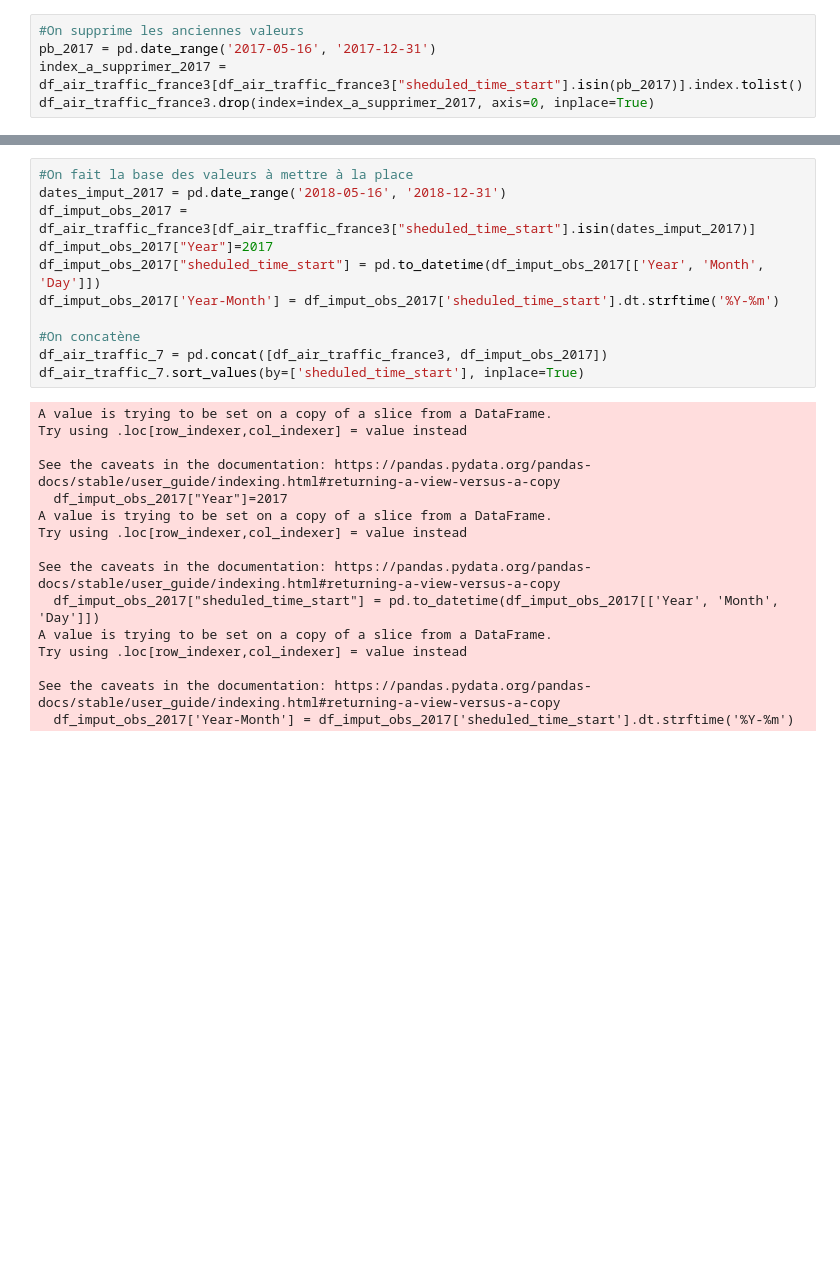
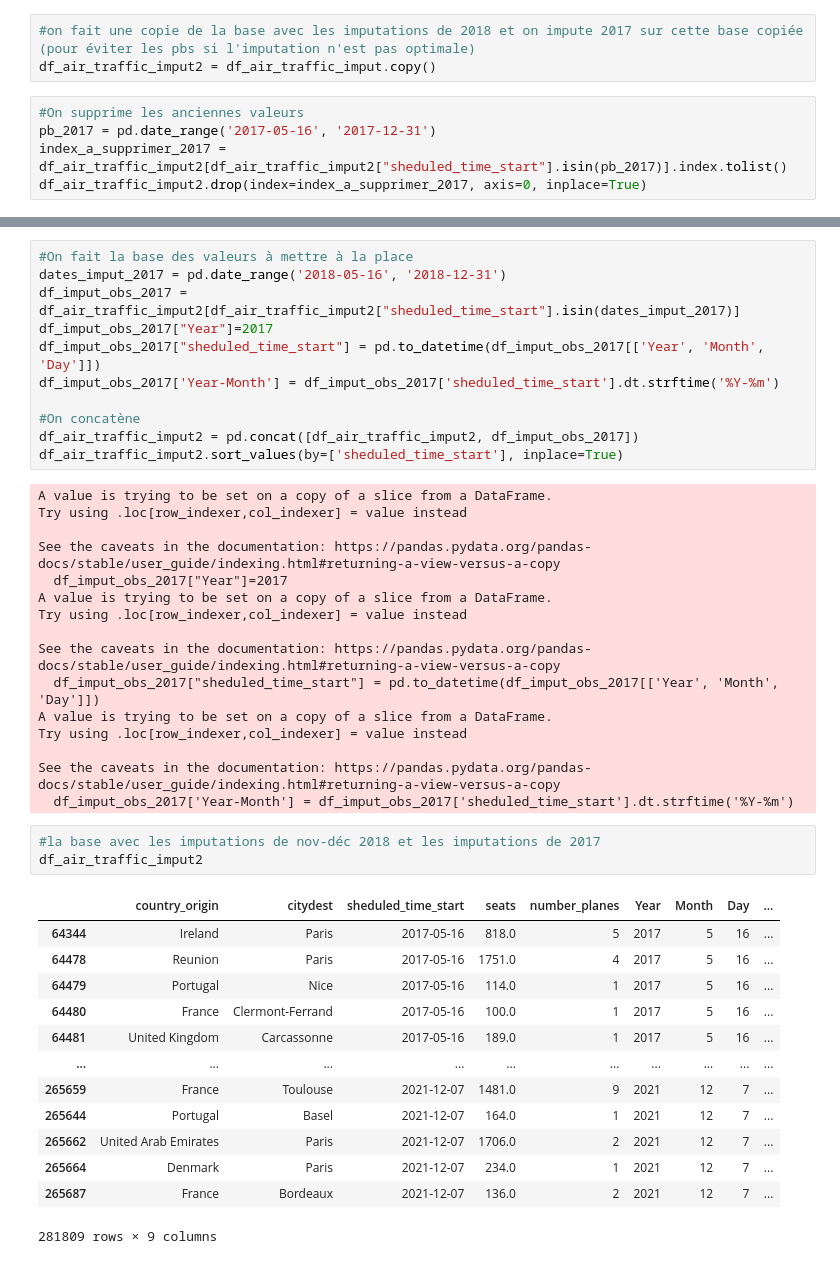
Before and after one commit to julienowack/stat_app, a Jupyter notebook: Valeurs manquantes.ipynb, the cells around one changed output, grey strips where cells are left out. Drawn from its saved outputs; the diff is of its cells as text; blank space fills up the shorter version.

```diff
--- a/Valeurs manquantes.ipynb
+++ b/Valeurs manquantes.ipynb
@@ -376,8 +357,11 @@ Text(0, 0.5, "Nombre d'avions")
 ### Le problème de 2017
 # %% [markdown]
 Il y a un problème dans la collecte des données en 2017. Pour remédier à ce problème, on remplace les données de mai à décembre 2017 par les données correspondants aux mêmes mois de l'année 2018. (On suppose ici un phénomène de saisonnalité).
+# %%
+#on fait une copie de la base avec les imputations de 2018 et on impute 2017 sur cette base copiée (pour éviter les pbs si l'imputation n'est pas optimale)
+df_air_traffic_imput2 = df_air_traffic_imput.copy()
 # %%
 #On supprime les anciennes valeurs
 pb_2017 = pd.date_range('2017-05-16', '2017-12-31')
-index_a_supprimer_2017 = df_air_traffic_france3[df_air_traffic_france3["sheduled_time_start"].isin(pb_2017)].index.tolist()
-df_air_traffic_france3.drop(index=index_a_supprimer_2017, axis=0, inplace=True)
+index_a_supprimer_2017 = df_air_traffic_imput2[df_air_traffic_imput2["sheduled_time_start"].isin(pb_2017)].index.tolist()
+df_air_traffic_imput2.drop(index=index_a_supprimer_2017, axis=0, inplace=True)
@@ -389,14 +368,14 @@ See the caveats in the documentation: https://pandas.pydata.org/pandas-docs/stab
 # %%
 #On fait la base des valeurs à mettre à la place
 dates_imput_2017 = pd.date_range('2018-05-16', '2018-12-31')
-df_imput_obs_2017 = df_air_traffic_france3[df_air_traffic_france3["sheduled_time_start"].isin(dates_imput_2017)]
+df_imput_obs_2017 = df_air_traffic_imput2[df_air_traffic_imput2["sheduled_time_start"].isin(dates_imput_2017)]
 df_imput_obs_2017["Year"]=2017
 df_imput_obs_2017["sheduled_time_start"] = pd.to_datetime(df_imput_obs_2017[['Year', 'Month', 'Day']])
 df_imput_obs_2017['Year-Month'] = df_imput_obs_2017['sheduled_time_start'].dt.strftime('%Y-%m')
 
 #On concatène
-df_air_traffic_7 = pd.concat([df_air_traffic_france3, df_imput_obs_2017])
-df_air_traffic_7.sort_values(by=['sheduled_time_start'], inplace=True)
+df_air_traffic_imput2 = pd.concat([df_air_traffic_imput2, df_imput_obs_2017])
+df_air_traffic_imput2.sort_values(by=['sheduled_time_start'], inplace=True)
 # %% [output]
 A value is trying to be set on a copy of a slice from a DataFrame.
 Try using .loc[row_indexer,col_indexer] = value instead
@@ -413,4 +392,21 @@ Try using .loc[row_indexer,col_indexer] = value instead
 
 See the caveats in the documentation: https://pandas.pydata.org/pandas-docs/stable/user_guide/indexing.html#returning-a-view-versus-a-copy
   df_imput_obs_2017['Year-Month'] = df_imput_obs_2017['sheduled_time_start'].dt.strftime('%Y-%m')
+# %%
+#la base avec les imputations de nov-déc 2018 et les imputations de 2017
+df_air_traffic_imput2
+# %% [output]
+|  | country_origin | citydest | sheduled_time_start | seats | number_planes | Year | Month | Day | ... |
+| 64344 | Ireland | Paris | 2017-05-16 | 818.0 | 5 | 2017 | 5 | 16 | ... |
+| 64478 | Reunion | Paris | 2017-05-16 | 1751.0 | 4 | 2017 | 5 | 16 | ... |
+| 64479 | Portugal | Nice | 2017-05-16 | 114.0 | 1 | 2017 | 5 | 16 | ... |
+| 64480 | France | Clermont-Ferrand | 2017-05-16 | 100.0 | 1 | 2017 | 5 | 16 | ... |
+| 64481 | United Kingdom | Carcassonne | 2017-05-16 | 189.0 | 1 | 2017 | 5 | 16 | ... |
+| ... | ... | ... | ... | ... | ... | ... | ... | ... | ... |
+| 265659 | France | Toulouse | 2021-12-07 | 1481.0 | 9 | 2021 | 12 | 7 | ... |
+| 265644 | Portugal | Basel | 2021-12-07 | 164.0 | 1 | 2021 | 12 | 7 | ... |
+| 265662 | United Arab Emirates | Paris | 2021-12-07 | 1706.0 | 2 | 2021 | 12 | 7 | ... |
+| 265664 | Denmark | Paris | 2021-12-07 | 234.0 | 1 | 2021 | 12 | 7 | ... |
+| 265687 | France | Bordeaux | 2021-12-07 | 136.0 | 2 | 2021 | 12 | 7 | ... |
+281809 rows × 9 columns
 # %%
```
Also changed, not shown: parts of 17 cells of this notebook.
